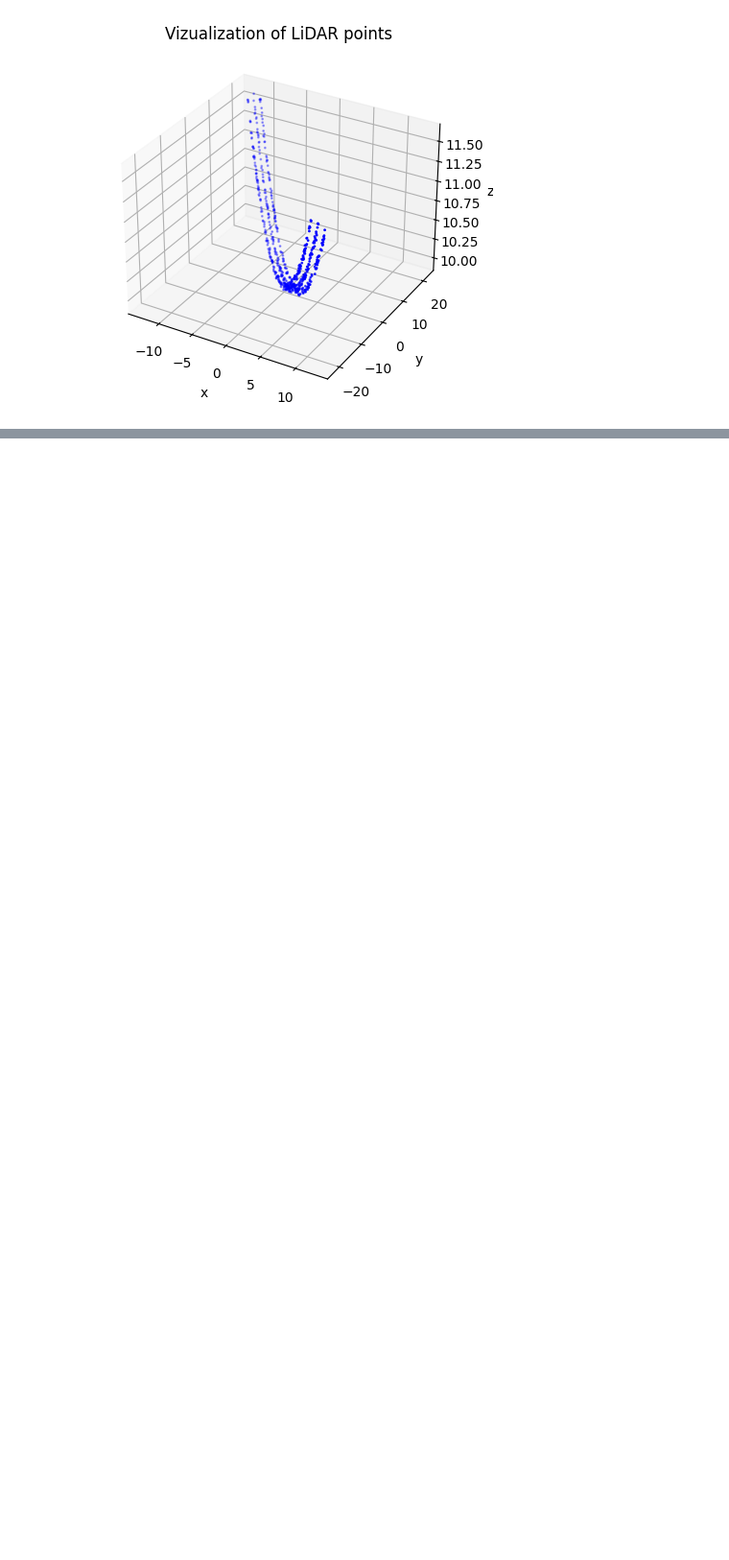
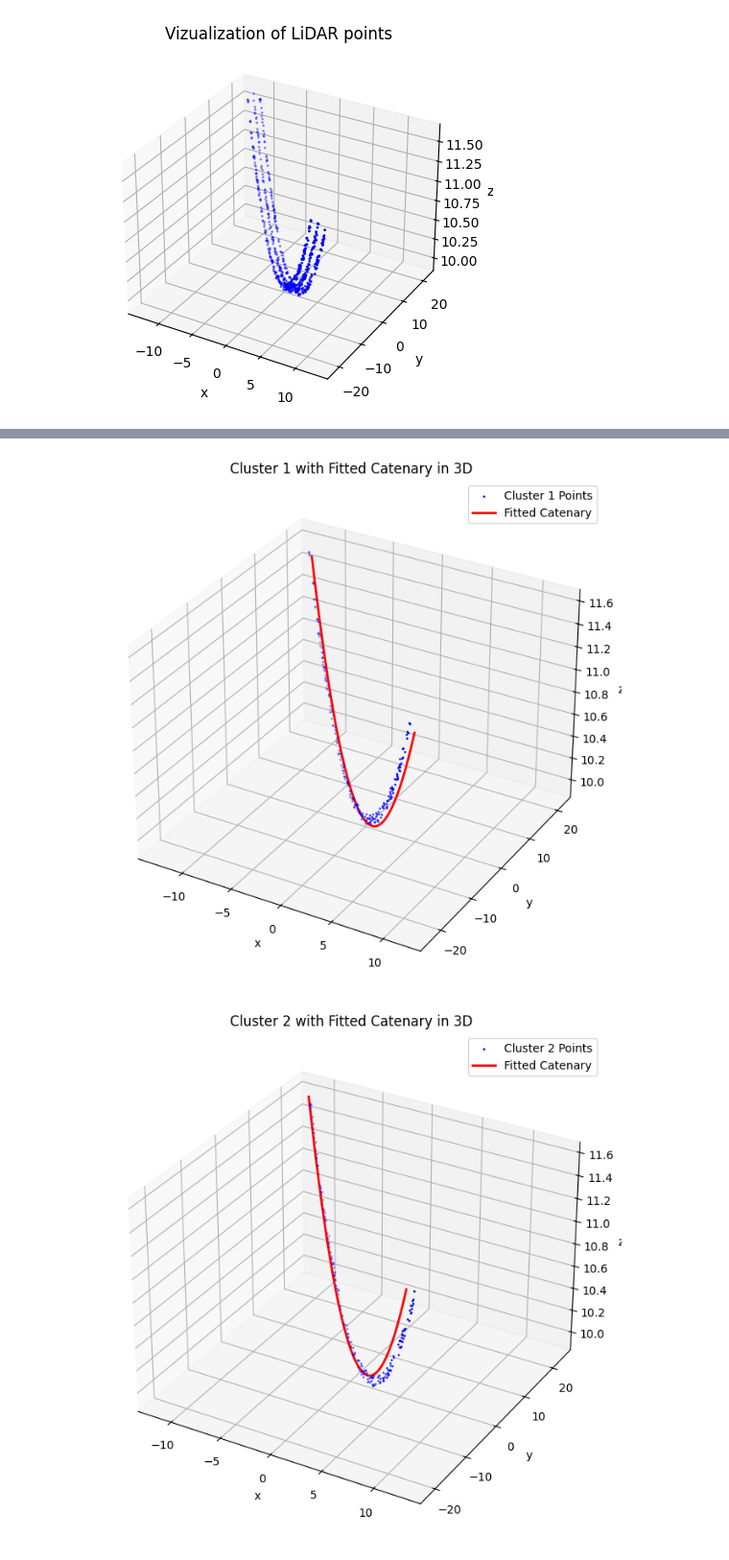
Before and after one commit to ofondeur/catenary_models, a Jupyter notebook: code.ipynb, the cells around one changed output, grey strips where cells are left out. Shown at 96% size. Saved outputs shown, nothing was run; the diff lists cells and outputs as text; code cells hidden in the pictures; blank space fills up the shorter version.

```diff
--- a/code.ipynb
+++ b/code.ipynb
@@ -209,0 +244,50 @@ IndexError: too many indices for array: array is 1-dimensional, but 2 were index
+# %%
+for i in range(len(cluster_points_list)):
+    fig = plt.figure(figsize=(10, 8))
+    ax = fig.add_subplot(111, projection='3d')
+    cluster_points = cluster_points_list[i]
+
+    if len(cluster_points) > 0:
+        # Récupère la droite associée
+        slope, intercept = denormalized_equations[i]
+
+        # Calcule (u, z)
+        u, z = get_u_and_z(cluster_points, slope, intercept)
+
+        # Fit la caténaire
+        params, _ = curve_fit(catenary, u, z, p0=[z.min(), 10, u.mean()])
+        z0, c, u0 = params
+
+        # Points projetés à tracer (originaux)
+        ax.scatter(cluster_points[:, 0], cluster_points[:, 1], cluster_points[:, 2], s=1, c='blue', label=f'Cluster {i+1} Points')
+
+        # Recrée les points de la caténaire prédite en 3D
+        u_line = np.linspace(u.min(), u.max(), 200)
+        z_line = catenary(u_line, z0, c, u0)
+
+        # Direction de la ligne dans (x, y)
+        direction = np.array([1, slope])
+        direction /= np.linalg.norm(direction)
+
+        # Centre de la ligne (pour positionner les points 3D)
+        origin = np.array([0, intercept])  # correspond au point (x=0, y=intercept)
+
+        # Reconstitue les (x, y) à partir des u projetés
+        xy_line = origin + np.outer(u_line, direction)  # chaque ligne est (x, y)
+
+        # Sépare x et y
+        x_line = xy_line[:, 0]
+        y_line = xy_line[:, 1]
+
+        # Trace la caténaire prédite en 3D
+        ax.plot(x_line, y_line, z_line, color='red', linewidth=2, label='Fitted Catenary')
+
+    ax.set_xlabel("x")
+    ax.set_ylabel("y")
+    ax.set_zlabel("z")
+    ax.set_title(f"Cluster {i+1} with Fitted Catenary in 3D")
+    ax.legend()
+    plt.show()
+# %% [output]
+[figure, added]
+[figure, added]
```
Also changed, not shown: parts of 10 cells of this notebook.
